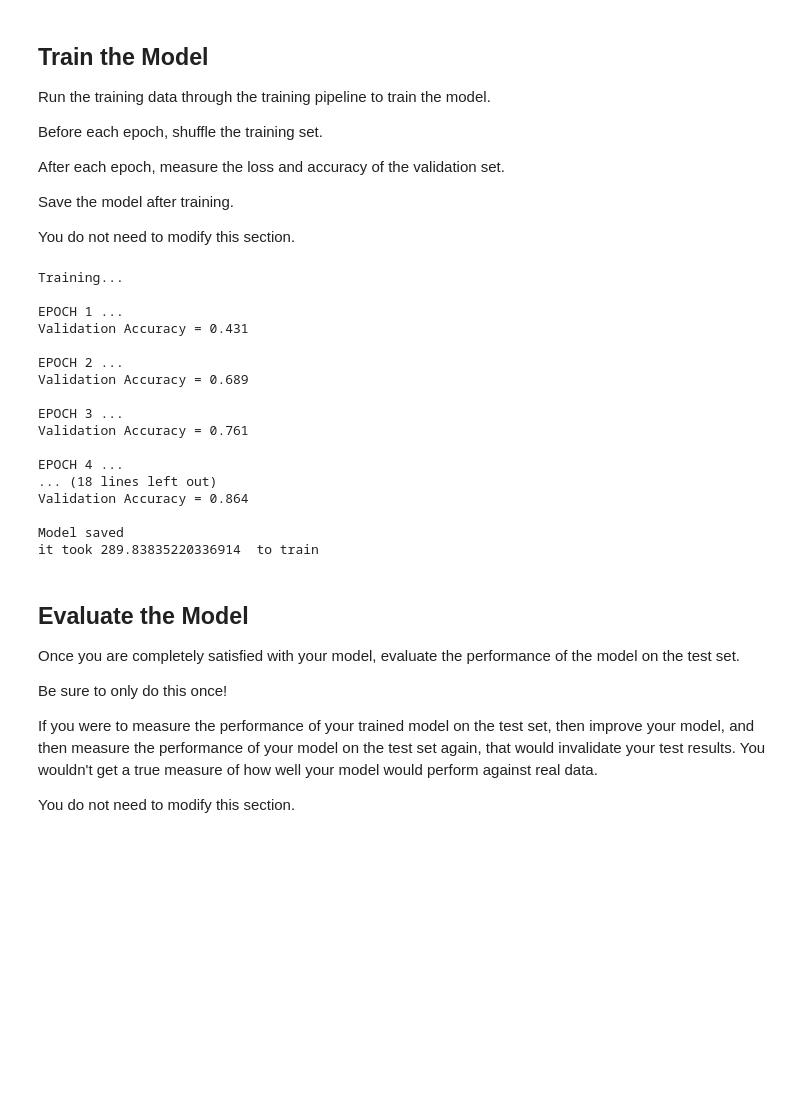
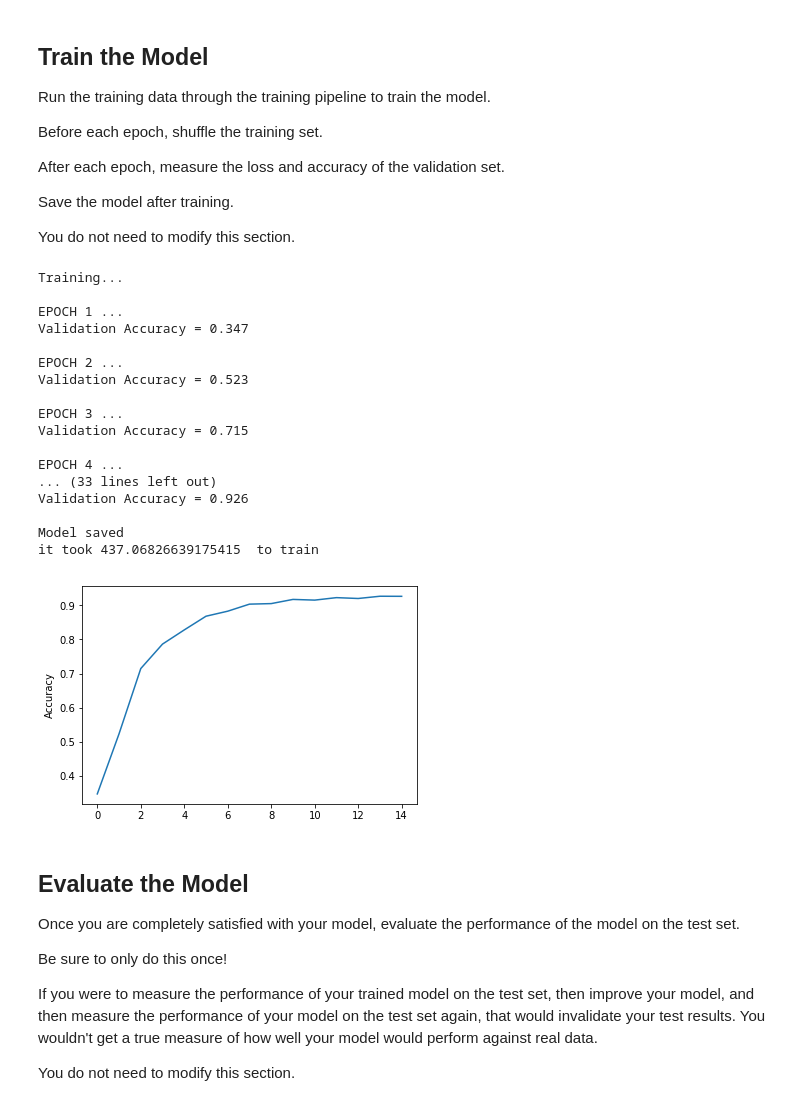
Before and after one commit to leclair-7/Traffic-Signs-Classifier, a Jupyter notebook: Traffic-Signs-Classifier.ipynb, the cells around one changed output. Saved outputs shown, nothing was run; the diff lists cells and outputs as text; code cells hidden in the pictures; blank space fills up the shorter version.

Commit message:
Added dropout before relu functions on the fully connected layers, 91.6% accuracy on the test data

```diff
--- a/Traffic-Signs-Classifier.ipynb
+++ b/Traffic-Signs-Classifier.ipynb
@@ -105,7 +105,7 @@ You do not need to modify this section.
 # %%
 import tensorflow as tf
 
-EPOCHS = 10
+EPOCHS = 15
 BATCH_SIZE = 512
 # %% [markdown]
 ## TODO: Implement LeNet-5
@@ -145,7 +145,7 @@ Return the result of the 2nd fully connected layer.
 # %%
 from tensorflow.contrib.layers import flatten
 
-def LeNet(x):
+def LeNet(x,keep_prob):
     # Arguments used for tf.truncated_normal, randomly defines variables for the weights and biases for each layer
     mu = 0
     sigma = 0.1
@@ -190,6 +190,8 @@ def LeNet(x):
     bias_3 = tf.Variable(tf.zeros(120) )
     l3_fc1 = tf.matmul(layer_2, weight_layer_3) + bias_3
 
+    l3_fc1 = tf.nn.dropout(l3_fc1,keep_prob)
+
     # TODO: Activation.
     l3_fc1 = tf.nn.relu(l3_fc1)
 
@@ -199,9 +201,10 @@ def LeNet(x):
     l4_fc2 = tf.matmul(l3_fc1, weight_layer_4) + bias_4
 
     # TODO: Activation.
+    l4_fc2 = tf.nn.dropout(l4_fc2,keep_prob)
     l4_fc2 = tf.nn.relu(l4_fc2)
-    #l4_fc2 = tf.nn.dropout(l4_fc2, dropout)
-    #print(l4_fc2.shape)
+
+
 
     # TODO: Layer 5: Fully Connected. Input = 84. Output = 10.
     weight_layer_5 = tf.Variable(tf.truncated_normal((84,43),mu,sigma))
@@ -213,11 +216,12 @@ def LeNet(x):
 
 x = tf.placeholder(tf.float32, (None, 32, 32, 3))
 y = tf.placeholder(tf.int32, (None))
+keep_prob = tf.placeholder(tf.float32, (None))
 one_hot_y = tf.one_hot(y, 43)
 
 rate = 0.001
 
-logits = LeNet(x)
+logits = LeNet(x,keep_prob)
 
 cross_entropy = tf.nn.softmax_cross_entropy_with_logits(labels=one_hot_y, logits=logits)
 loss_operation = tf.reduce_mean(cross_entropy)
@@ -246,13 +250,13 @@ correct_prediction = tf.equal(tf.argmax(logits, 1), tf.argmax(one_hot_y, 1))
 accuracy_operation = tf.reduce_mean(tf.cast(correct_prediction, tf.float32))
 saver = tf.train.Saver()
 
-def evaluate(X_data, y_data):
+def evaluate(X_data, y_data, keep_proba):
     num_examples = len(X_data)
     total_accuracy = 0
     sess = tf.get_default_session()
     for offset in range(0, num_examples, BATCH_SIZE):
         batch_x, batch_y = X_data[offset:offset+BATCH_SIZE], y_data[offset:offset+BATCH_SIZE]
-        accuracy = sess.run(accuracy_operation, feed_dict={x: batch_x, y: batch_y})
+        accuracy, loss = sess.run([accuracy_operation, loss_operation], feed_dict={x: batch_x, y: batch_y, keep_prob : keep_proba})
         total_accuracy += (accuracy * len(batch_x))
     return total_accuracy / num_examples
 # %% [markdown]
@@ -270,6 +274,7 @@ You do not need to modify this section.
 import time
 
 start = time.time()
+valid_accuracy_arr = []
 with tf.Session() as sess:
     sess.run(tf.global_variables_initializer())
     num_examples = len(X_train)
@@ -281,12 +286,13 @@ with tf.Session() as sess:
         for offset in range(0, num_examples, BATCH_SIZE):
             end = offset + BATCH_SIZE
             batch_x, batch_y = X_train[offset:end], y_train[offset:end]
-            sess.run(training_operation, feed_dict={x: batch_x, y: batch_y})
+            sess.run(training_operation, feed_dict={x: batch_x, y: batch_y, keep_prob : .5})
 
-        validation_accuracy = evaluate(X_valid, y_valid)
+        validation_accuracy = evaluate(X_valid, y_valid,1)
         print("EPOCH {} ...".format(i+1))
         print("Validation Accuracy = {:.3f}".format(validation_accuracy))
         print()
+        valid_accuracy_arr.append(validation_accuracy)
 
     saver.save(sess, './lenet')
     print("Model saved")
@@ -296,20 +302,27 @@ print("it took", (fina-start)," to train")
 Training...
 
 EPOCH 1 ...
-Validation Accuracy = 0.431
+Validation Accuracy = 0.347
 
 EPOCH 2 ...
-Validation Accuracy = 0.689
+Validation Accuracy = 0.523
 
 EPOCH 3 ...
-Validation Accuracy = 0.761
+Validation Accuracy = 0.715
 
 EPOCH 4 ...
-... (18 lines left out)
-Validation Accuracy = 0.864
+... (33 lines left out)
+Validation Accuracy = 0.926
 
 Model saved
-it took 289.83835220336914  to train
+it took 437.06826639175415  to train
+# %%
+import matplotlib.pyplot as plt
+plt.plot(valid_accuracy_arr)
+plt.ylabel('Accuracy')
+plt.show()
+# %% [output]
+[figure, added]
 # %% [markdown]
 ## Evaluate the Model
 Once you are completely satisfied with your model, evaluate the performance of the model on the test set.
```
Also changed, not shown: parts of 2 cells of this notebook.
